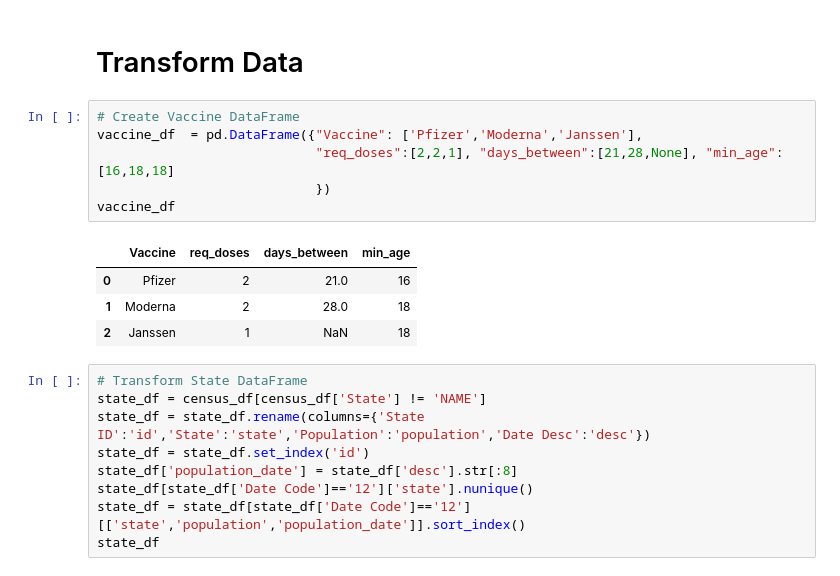
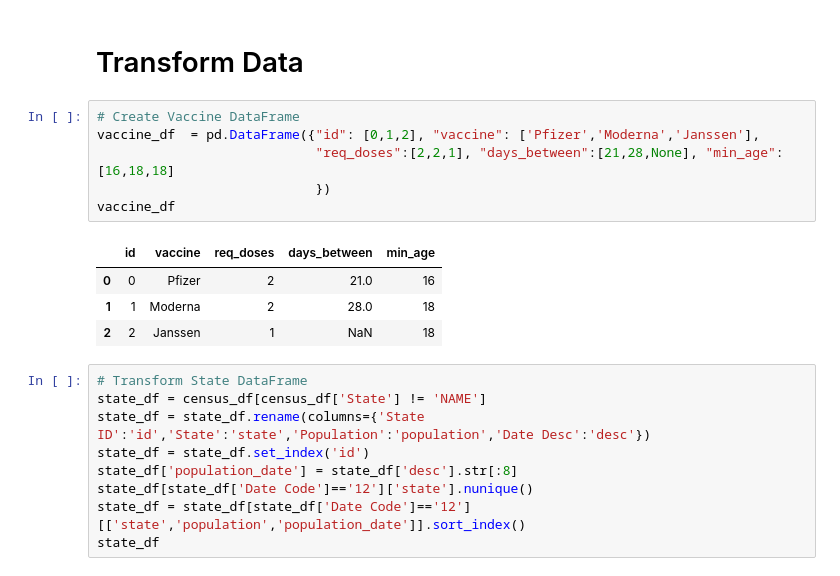
Before and after one commit to millerbrook/ETL-Project, a Jupyter notebook: covid19_vaccine_allocation.ipynb, the cells around one changed output. Drawn from its saved outputs; the diff is of its cells as text.

```diff
--- a/covid19_vaccine_allocation.ipynb
+++ b/covid19_vaccine_allocation.ipynb
@@ -138,15 +138,15 @@ janssen_df.head()
 # Transform Data
 # %%
 # Create Vaccine DataFrame
-vaccine_df  = pd.DataFrame({"Vaccine": ['Pfizer','Moderna','Janssen'],
+vaccine_df  = pd.DataFrame({"id": [0,1,2], "vaccine": ['Pfizer','Moderna','Janssen'],
                             "req_doses":[2,2,1], "days_between":[21,28,None], "min_age":[16,18,18]
                             })
 vaccine_df
 # %% [output]
-|  | Vaccine | req_doses | days_between | min_age |
-| 0 | Pfizer | 2 | 21.0 | 16 |
-| 1 | Moderna | 2 | 28.0 | 18 |
-| 2 | Janssen | 1 | NaN | 18 |
+|  | id | vaccine | req_doses | days_between | min_age |
+| 0 | 0 | Pfizer | 2 | 21.0 | 16 |
+| 1 | 1 | Moderna | 2 | 28.0 | 18 |
+| 2 | 2 | Janssen | 1 | NaN | 18 |
 # %%
 # Transform State DataFrame
 state_df = census_df[census_df['State'] != 'NAME']
```
Also changed, not shown: parts of 1 cell of this notebook, 1 other file.
